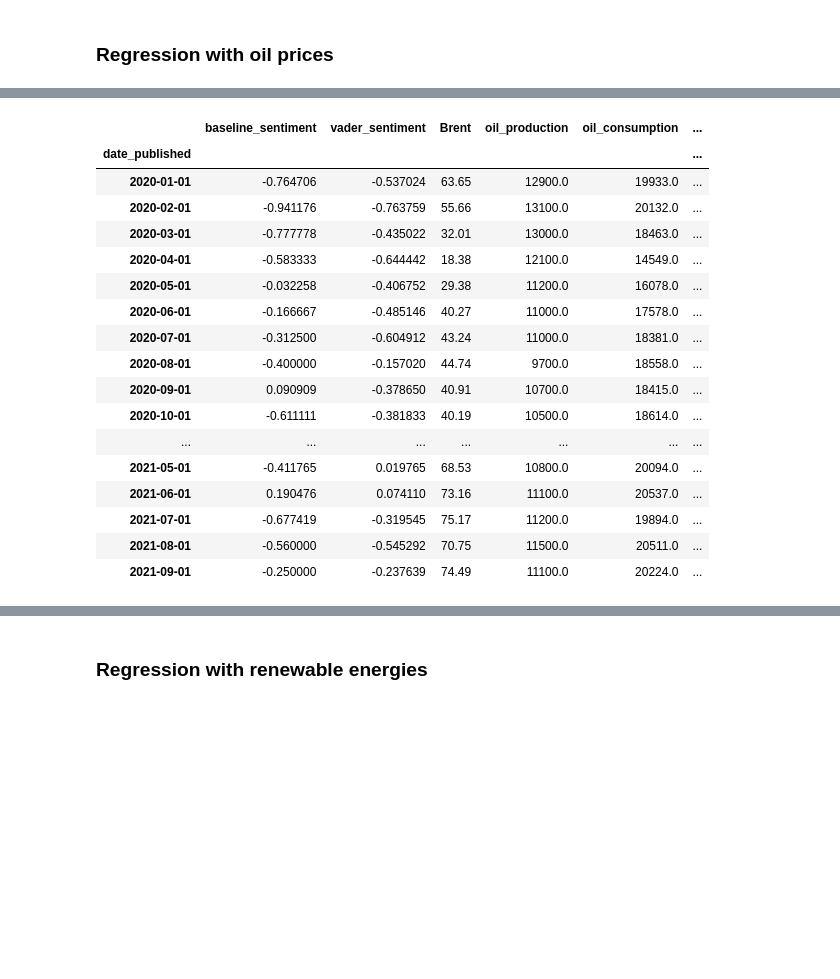
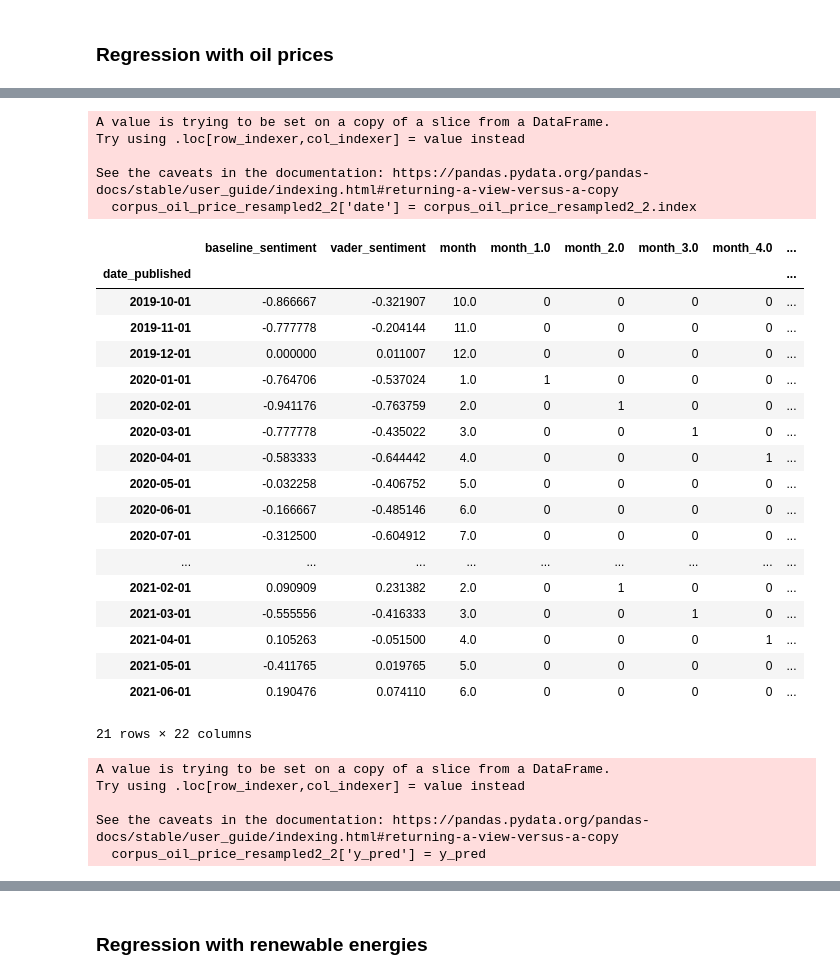
Before and after one commit to ebelingbarros/Final-project-Spiced-bootcamp, a Jupyter notebook: sentiment_analysis_regression.ipynb, the cells around one changed output, grey strips where cells are left out. Drawn from its saved outputs; the diff is of its cells as text; code cells hidden in the pictures; blank space fills up the shorter version.

```diff
--- a/sentiment_analysis_regression.ipynb
+++ b/sentiment_analysis_regression.ipynb
@@ -155,4 +224,5 @@ oil_price
 # %%
-corpus_oil_price_resampled2 = corpus_oil_price_resampled.merge(oil_price, on="date_published")
-corpus_oil_price_resampled2.drop(columns=['baseline_sentiment'])
+corpus_oil_price_resampled3 = corpus_oil_price_resampled2.merge(oil_price, on="date_published")
+corpus_oil_price_resampled3.drop(columns=['baseline_sentiment'])
+corpus_oil_price_resampled3
 # %% [output]
@@ -173,4 +243,4 @@ corpus_oil_price_resampled2.drop(columns=['baseline_sentiment'])
 # %%
-corpus_oil_price_resampled2.drop(corpus_oil_price_resampled2.tail(3).index,inplace=True)
-corpus_oil_price_resampled2
+corpus_oil_price_resampled3.drop(corpus_oil_price_resampled3.tail(3).index,inplace=True)
+corpus_oil_price_resampled3
 # %% [output]
@@ -196,5 +266,5 @@ corpus_oil_price_resampled2.Brent.plot()
 # %%
-corpus_oil_price_resampled2['Brent-1'] = corpus_oil_price_resampled2['Brent'].shift(1)
-corpus_oil_price_resampled2['vader_sentiment-1'] = corpus_oil_price_resampled2['vader_sentiment'].shift(1)
-corpus_oil_price_resampled2
+corpus_oil_price_resampled3['Brent-1'] = corpus_oil_price_resampled3['Brent'].shift(1)
+corpus_oil_price_resampled3['vader_sentiment-1'] = corpus_oil_price_resampled3['vader_sentiment'].shift(1)
+corpus_oil_price_resampled3
 # %% [output]
@@ -234,8 +304,9 @@ corpus_oil_price_resampled2.drop(index='2009-11-01', columns='baseline_sentiment
 # %%
-corpus_oil_price_resampled2.dropna(inplace=True)
+corpus_oil_price_resampled3.dropna(inplace=True)
 
-X = corpus_oil_price_resampled2[['vader_sentiment-1', 'interaction_term']]
-y = corpus_oil_price_resampled2['Brent']
+X = corpus_oil_price_resampled3[['interaction_term','vader_sentiment',
+                                ]]
+y = corpus_oil_price_resampled3['Brent']
 # %%
 train_size = int(0.85 * y.shape[0])
 X_train = X[:train_size]
@@ -268,25 +339,39 @@ Fitting 5 folds for each of 15 candidates, totalling 75 fits
 # %%
-size = int(0.85 * corpus_oil_price_resampled2.shape[0])
-corpus_oil_price_resampled2_2 = corpus_oil_price_resampled2[size:]
+size = int(0.85 * corpus_oil_price_resampled3.shape[0])
+corpus_oil_price_resampled2_2 = corpus_oil_price_resampled3[size:]
+corpus_oil_price_resampled2_2['date'] = corpus_oil_price_resampled2_2.index
 corpus_oil_price_resampled2_2
 # %% [output]
+A value is trying to be set on a copy of a slice from a DataFrame.
+Try using .loc[row_indexer,col_indexer] = value instead
+
+See the caveats in the documentation: https://pandas.pydata.org/pandas-docs/stable/user_guide/indexing.html#returning-a-view-versus-a-copy
+  corpus_oil_price_resampled2_2['date'] = corpus_oil_price_resampled2_2.index
-|  | baseline_sentiment | vader_sentiment | Brent | oil_production | oil_consumption | ... |
-| date_published |  |  |  |  |  | ... |
-| 2020-01-01 | -0.764706 | -0.537024 | 63.65 | 12900.0 | 19933.0 | ... |
-| 2020-02-01 | -0.941176 | -0.763759 | 55.66 | 13100.0 | 20132.0 | ... |
-| 2020-03-01 | -0.777778 | -0.435022 | 32.01 | 13000.0 | 18463.0 | ... |
-| 2020-04-01 | -0.583333 | -0.644442 | 18.38 | 12100.0 | 14549.0 | ... |
-| 2020-05-01 | -0.032258 | -0.406752 | 29.38 | 11200.0 | 16078.0 | ... |
-| 2020-06-01 | -0.166667 | -0.485146 | 40.27 | 11000.0 | 17578.0 | ... |
-| 2020-07-01 | -0.312500 | -0.604912 | 43.24 | 11000.0 | 18381.0 | ... |
-| 2020-08-01 | -0.400000 | -0.157020 | 44.74 | 9700.0 | 18558.0 | ... |
-| 2020-09-01 | 0.090909 | -0.378650 | 40.91 | 10700.0 | 18415.0 | ... |
-| 2020-10-01 | -0.611111 | -0.381833 | 40.19 | 10500.0 | 18614.0 | ... |
-| ... | ... | ... | ... | ... | ... | ... |
-| 2021-05-01 | -0.411765 | 0.019765 | 68.53 | 10800.0 | 20094.0 | ... |
-| 2021-06-01 | 0.190476 | 0.074110 | 73.16 | 11100.0 | 20537.0 | ... |
-| 2021-07-01 | -0.677419 | -0.319545 | 75.17 | 11200.0 | 19894.0 | ... |
-| 2021-08-01 | -0.560000 | -0.545292 | 70.75 | 11500.0 | 20511.0 | ... |
-| 2021-09-01 | -0.250000 | -0.237639 | 74.49 | 11100.0 | 20224.0 | ... |
+|  | baseline_sentiment | vader_sentiment | month | month_1.0 | month_2.0 | month_3.0 | month_4.0 | ... |
+| date_published |  |  |  |  |  |  |  | ... |
+| 2019-10-01 | -0.866667 | -0.321907 | 10.0 | 0 | 0 | 0 | 0 | ... |
+| 2019-11-01 | -0.777778 | -0.204144 | 11.0 | 0 | 0 | 0 | 0 | ... |
+| 2019-12-01 | 0.000000 | 0.011007 | 12.0 | 0 | 0 | 0 | 0 | ... |
+| 2020-01-01 | -0.764706 | -0.537024 | 1.0 | 1 | 0 | 0 | 0 | ... |
+| 2020-02-01 | -0.941176 | -0.763759 | 2.0 | 0 | 1 | 0 | 0 | ... |
+| 2020-03-01 | -0.777778 | -0.435022 | 3.0 | 0 | 0 | 1 | 0 | ... |
+| 2020-04-01 | -0.583333 | -0.644442 | 4.0 | 0 | 0 | 0 | 1 | ... |
+| 2020-05-01 | -0.032258 | -0.406752 | 5.0 | 0 | 0 | 0 | 0 | ... |
+| 2020-06-01 | -0.166667 | -0.485146 | 6.0 | 0 | 0 | 0 | 0 | ... |
+| 2020-07-01 | -0.312500 | -0.604912 | 7.0 | 0 | 0 | 0 | 0 | ... |
+| ... | ... | ... | ... | ... | ... | ... | ... | ... |
+| 2021-02-01 | 0.090909 | 0.231382 | 2.0 | 0 | 1 | 0 | 0 | ... |
+| 2021-03-01 | -0.555556 | -0.416333 | 3.0 | 0 | 0 | 1 | 0 | ... |
+| 2021-04-01 | 0.105263 | -0.051500 | 4.0 | 0 | 0 | 0 | 1 | ... |
+| 2021-05-01 | -0.411765 | 0.019765 | 5.0 | 0 | 0 | 0 | 0 | ... |
+| 2021-06-01 | 0.190476 | 0.074110 | 6.0 | 0 | 0 | 0 | 0 | ... |
+21 rows × 22 columns
 # %%
 y_pred = rf_model.predict(X_test)
+corpus_oil_price_resampled2_2['y_pred'] = y_pred
+# %% [output]
+A value is trying to be set on a copy of a slice from a DataFrame.
+Try using .loc[row_indexer,col_indexer] = value instead
+
+See the caveats in the documentation: https://pandas.pydata.org/pandas-docs/stable/user_guide/indexing.html#returning-a-view-versus-a-copy
+  corpus_oil_price_resampled2_2['y_pred'] = y_pred
```
Also changed, not shown: parts of 50 cells of this notebook, 54 other files.
